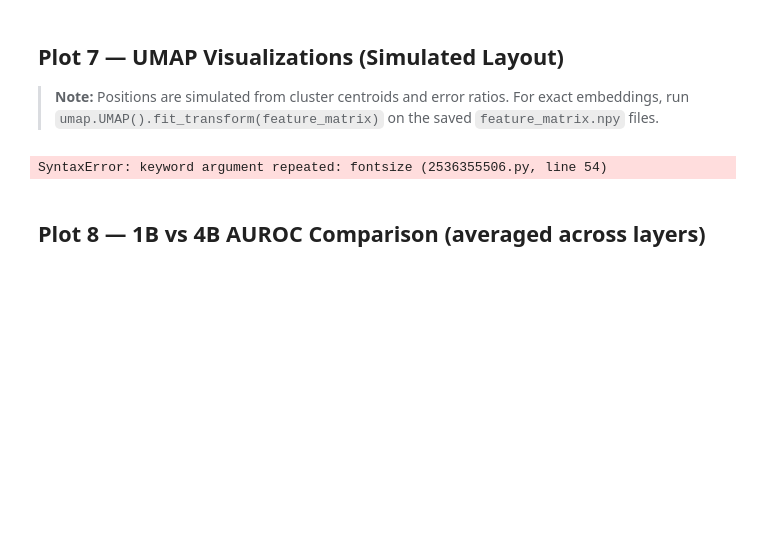
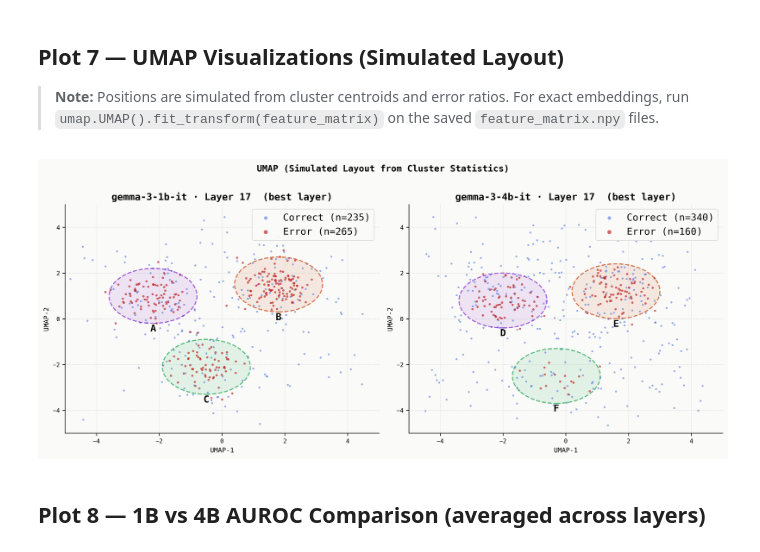
Before and after one commit to Neeni2604/Automated-Deferral-With-Interpretability, a Jupyter notebook: sae_deferral_plots.ipynb, the cells around one changed output. Drawn from its saved outputs; the diff is of its cells as text; code cells hidden in the pictures; blank space fills up the shorter version.

Commit message:
added plots for poster

```diff
--- a/sae_deferral_plots.ipynb
+++ b/sae_deferral_plots.ipynb
@@ -365,36 +365,36 @@ def simulate_umap(ax, cluster_cfg, total_correct, total_errors, title, cluster_l
 
     ax.set_xlim(-5, 5); ax.set_ylim(-5, 5)
     ax.set_xlabel('UMAP-1'); ax.set_ylabel('UMAP-2')
     ax.set_title(title, fontsize=13, fontweight='bold')
-    ax.legend(loc='upper right', markerscale=1.8, fontsize=7.5,
-              framealpha=0.9, edgecolor='#ddd', fontsize=13)
+    ax.legend(loc='upper right', markerscale=1.8, fontsize=13,
+              framealpha=0.9, edgecolor='#ddd')
 
 
 fig, (ax1, ax2) = plt.subplots(1, 2, figsize=(13, 5.5))
 fig.suptitle('UMAP (Simulated Layout from Cluster Statistics)', fontweight='bold', y=1.01)
 
 simulate_umap(ax1,
     [{'cx':-2.2,'cy':1.0,'n_errors':83, 'er':0.559},
      {'cx': 1.8,'cy':1.5,'n_errors':113,'er':0.607},
      {'cx':-0.5,'cy':-2.1,'n_errors':69,'er':0.564}],
     total_correct=235, total_errors=265,
     title='gemma-3-1b-it · Layer 17  (best layer)',
     cluster_labels=['A', 'B', 'C'])
 
 simulate_umap(ax2,
     [{'cx':-2.0,'cy':0.8, 'n_errors':66,'er':0.473},
      {'cx': 1.6,'cy':1.2, 'n_errors':78,'er':0.476},
      {'cx':-0.3,'cy':-2.5,'n_errors':16,'er':0.290}],
     total_correct=340, total_errors=160,
     title='gemma-3-4b-it · Layer 17  (best layer)',
     cluster_labels=['D', 'E', 'F'])
 
 plt.tight_layout()
 plt.savefig('umap_figure7.png', dpi=300, bbox_inches='tight',
             facecolor='white', edgecolor='none')
 plt.show()
 # %% [output]
-SyntaxError: keyword argument repeated: fontsize (2536355506.py, line 54)
+[figure, added]
 # %% [markdown]
 ## Plot 8 — 1B vs 4B AUROC Comparison (averaged across layers)
 # %%
```
